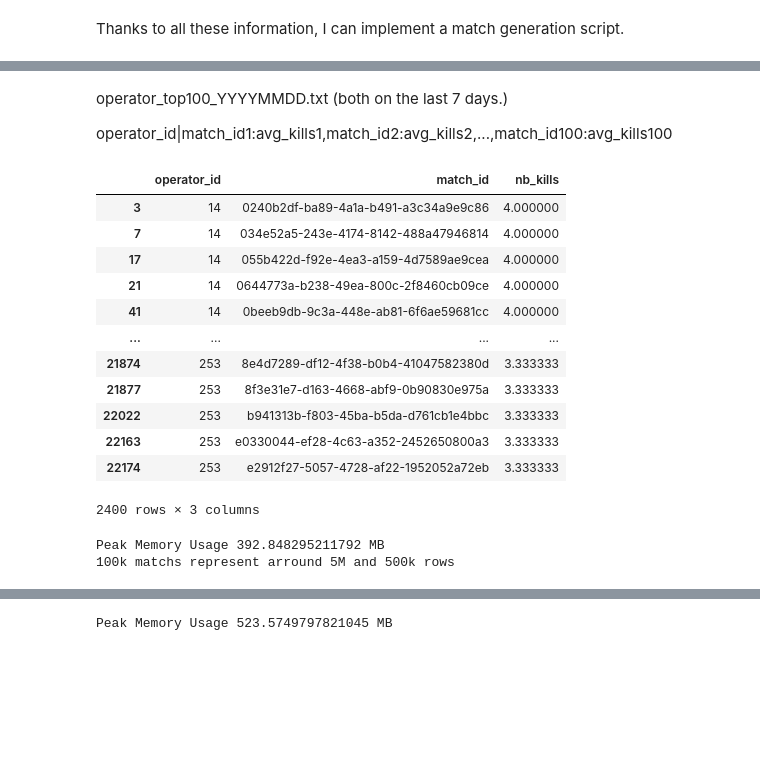
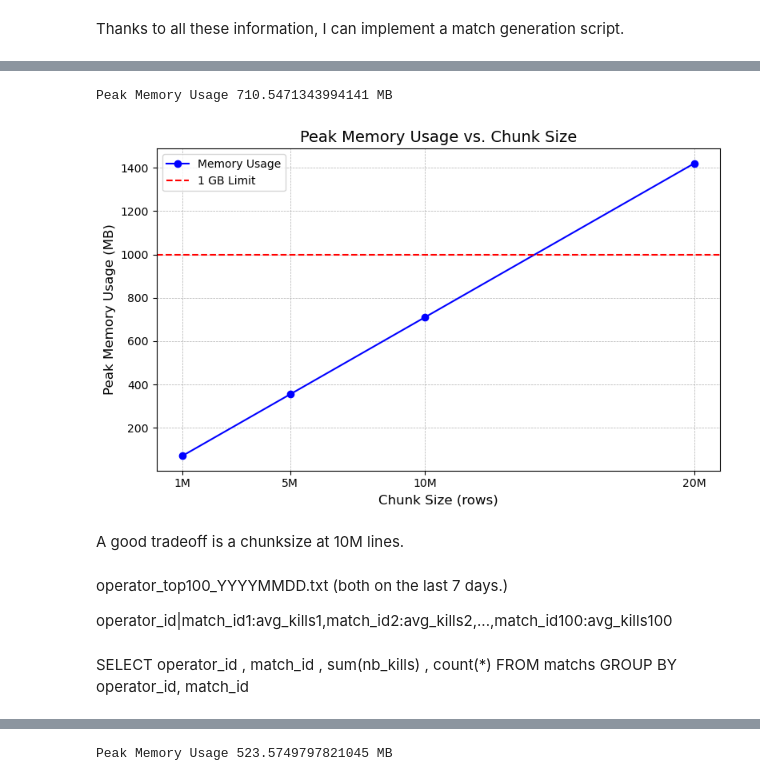
Before and after one commit to Martin-Labenne/software-dev-ml-takehome, a Jupyter notebook: exploration.ipynb, the cells around one changed output, grey strips where cells are left out. Cells and saved outputs as stored; diff of their text form; code cells hidden in the pictures; blank space fills up the shorter version.

```diff
--- a/exploration.ipynb
+++ b/exploration.ipynb
@@ -137,0 +173,7 @@ Peak Memory Usage 392.84739112854004 MB
+# %%
+with load_matchs(path_1M, chunksize=10**7) as reader: # 10M lines
+    chunk = get_next_chunk(reader)
+
+# Peak Memory Usage 710.5465478897095 MB
+# %% [output]
+Peak Memory Usage 710.5471343994141 MB
@@ -138,8 +185,56 @@ Peak Memory Usage 392.84739112854004 MB
+# %%
+chunk_sizes = [10**6, 5*(10**6), 10**7, 2*(10**7)]
+peak_memory_usage_mb = [71, 355, 710, 1420]
+
+# Create the plot
+plt.figure(figsize=(8, 5))  # Set the figure size
+plt.plot(chunk_sizes, peak_memory_usage_mb, marker='o', linestyle='-', color='b', label='Memory Usage')  # Line plot
+
+# Add a horizontal line at 1 GB (1000 MB)
+plt.axhline(y=1000, color='r', linestyle='--', label='1 GB Limit')
+
+# Add titles and labels
+plt.title('Peak Memory Usage vs. Chunk Size', fontsize=14)
+plt.xlabel('Chunk Size (rows)', fontsize=12)
+plt.ylabel('Peak Memory Usage (MB)', fontsize=12)
+
+# Customizing the ticks and scaling
+plt.xticks(chunk_sizes, ['1M', '5M', '10M', '20M'])  # Format x-axis with readable chunk sizes
+plt.grid(True, which='both', linestyle='--', linewidth=0.5)  # Add grid for better readability
+
+# Add a legend
+plt.legend()
+
+# Show the plot
+plt.tight_layout()
+plt.show()
+# %% [output]
+[figure, added]
+# %% [markdown]
+A good tradeoff is a chunksize at 10M lines.
 # %% [markdown]
 operator_top100_YYYYMMDD.txt (both on the last 7 days.)
 
 operator_id|match_id1:avg_kills1,match_id2:avg_kills2,...,match_id100:avg_kills100
+# %% [markdown]
+SELECT
+      operator_id
+    , match_id
+    , sum(nb_kills)
+    , count(*)
+FROM matchs
+GROUP BY operator_id, match_id
 # %%
+def count_sum_kills_of_operators_per_match(df):
+    return (
+        df.groupby(
+            ['operator_id', 'match_id']
+        )['nb_kills']
+        .aggregate(['sum', 'count'])
+        .reset_index()
+    )
+
+# works only if you can load the entire df in memory
 def top_100_average_kills_per_operator(df: pd.DataFrame):
     return (
         df.groupby(
@@ -173,27 +268,3 @@ def top_10_best_matchs_per_player(df: pd.DataFrame):
             by='match_id'
         ).head(10)
     )
-
-top_100_average_kills_per_operator(df)
-# %% [output]
-|  | operator_id | match_id | nb_kills |
-| 3 | 14 | 0240b2df-ba89-4a1a-b491-a3c34a9e9c86 | 4.000000 |
-| 7 | 14 | 034e52a5-243e-4174-8142-488a47946814 | 4.000000 |
-| 17 | 14 | 055b422d-f92e-4ea3-a159-4d7589ae9cea | 4.000000 |
-| 21 | 14 | 0644773a-b238-49ea-800c-2f8460cb09ce | 4.000000 |
-| 41 | 14 | 0beeb9db-9c3a-448e-ab81-6f6ae59681cc | 4.000000 |
-| ... | ... | ... | ... |
-| 21874 | 253 | 8e4d7289-df12-4f38-b0b4-41047582380d | 3.333333 |
-| 21877 | 253 | 8f3e31e7-d163-4668-abf9-0b90830e975a | 3.333333 |
-| 22022 | 253 | b941313b-f803-45ba-b5da-d761cb1e4bbc | 3.333333 |
-| 22163 | 253 | e0330044-ef28-4c63-a352-2452650800a3 | 3.333333 |
-| 22174 | 253 | e2912f27-5057-4728-af22-1952052a72eb | 3.333333 |
-2400 rows × 3 columns
-# %%
-matchs_100k = load_100k_matchs()
-rows, cols = matchs_100k.shape
-
-print(f'100k matchs represent arround {rows//(10 ** 6)}M and {(rows % (10 ** 6))//(10**5) }00k rows')
-# %% [output]
-Peak Memory Usage 392.848295211792 MB
-100k matchs represent arround 5M and 500k rows
```
Also changed, not shown: parts of 30 cells of this notebook.
